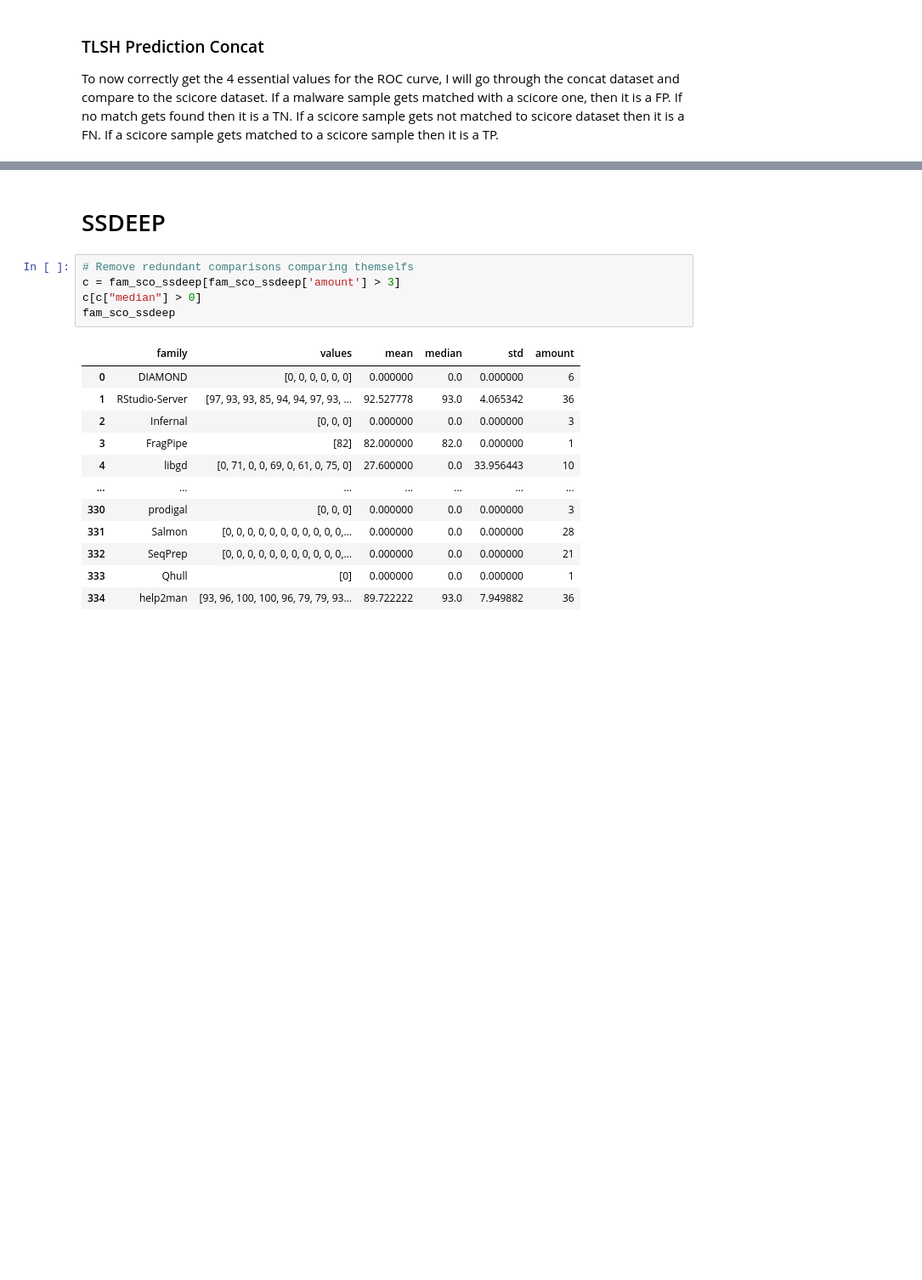
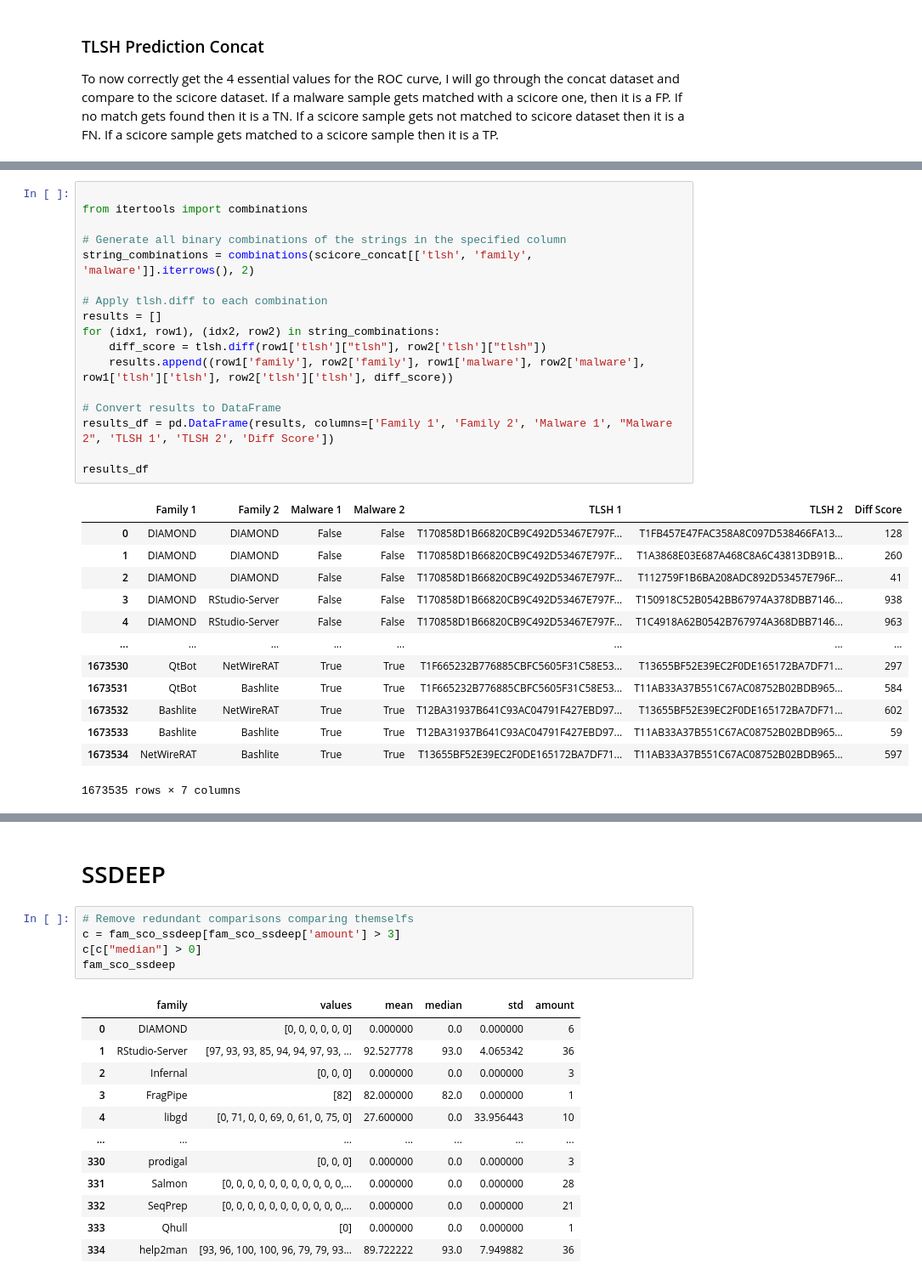
Before and after one commit to edizeqiri/obstkorb, a Jupyter notebook: Testing_Framework/Comparison.ipynb, the cells around one changed output, grey strips where cells are left out. Shown at 85% size. Saved outputs shown, nothing was run; the diff lists cells and outputs as text; blank space fills up the shorter version.

Commit message:
changed from for loops to combinations

```diff
--- a/Testing_Framework/Comparison.ipynb
+++ b/Testing_Framework/Comparison.ipynb
@@ -338,0 +310,31 @@ rogi
+# %%
+
+from itertools import combinations
+
+# Generate all binary combinations of the strings in the specified column
+string_combinations = combinations(scicore_concat[['tlsh', 'family', 'malware']].iterrows(), 2)
+
+# Apply tlsh.diff to each combination
+results = []
+for (idx1, row1), (idx2, row2) in string_combinations:
+    diff_score = tlsh.diff(row1['tlsh']["tlsh"], row2['tlsh']["tlsh"])
+    results.append((row1['family'], row2['family'], row1['malware'], row2['malware'], row1['tlsh']['tlsh'], row2['tlsh']['tlsh'], diff_score))
+
+# Convert results to DataFrame
+results_df = pd.DataFrame(results, columns=['Family 1', 'Family 2', 'Malware 1', "Malware 2", 'TLSH 1', 'TLSH 2', 'Diff Score'])
+
+results_df
+# %% [output]
+|  | Family 1 | Family 2 | Malware 1 | Malware 2 | TLSH 1 | TLSH 2 | Diff Score |
+| 0 | DIAMOND | DIAMOND | False | False | T170858D1B66820CB9C492D53467E797F... | T1FB457E47FAC358A8C097D538466FA13... | 128 |
+| 1 | DIAMOND | DIAMOND | False | False | T170858D1B66820CB9C492D53467E797F... | T1A3868E03E687A468C8A6C43813DB91B... | 260 |
+| 2 | DIAMOND | DIAMOND | False | False | T170858D1B66820CB9C492D53467E797F... | T112759F1B6BA208ADC892D53457E796F... | 41 |
+| 3 | DIAMOND | RStudio-Server | False | False | T170858D1B66820CB9C492D53467E797F... | T150918C52B0542BB67974A378DBB7146... | 938 |
+| 4 | DIAMOND | RStudio-Server | False | False | T170858D1B66820CB9C492D53467E797F... | T1C4918A62B0542B767974A368DBB7146... | 963 |
+| ... | ... | ... | ... | ... | ... | ... | ... |
+| 1673530 | QtBot | NetWireRAT | True | True | T1F665232B776885CBFC5605F31C58E53... | T13655BF52E39EC2F0DE165172BA7DF71... | 297 |
+| 1673531 | QtBot | Bashlite | True | True | T1F665232B776885CBFC5605F31C58E53... | T11AB33A37B551C67AC08752B02BDB965... | 584 |
+| 1673532 | Bashlite | NetWireRAT | True | True | T12BA31937B641C93AC04791F427EBD97... | T13655BF52E39EC2F0DE165172BA7DF71... | 602 |
+| 1673533 | Bashlite | Bashlite | True | True | T12BA31937B641C93AC04791F427EBD97... | T11AB33A37B551C67AC08752B02BDB965... | 59 |
+| 1673534 | NetWireRAT | Bashlite | True | True | T13655BF52E39EC2F0DE165172BA7DF71... | T11AB33A37B551C67AC08752B02BDB965... | 597 |
+1673535 rows × 7 columns
```
Also changed, not shown: parts of 14 cells of this notebook.
